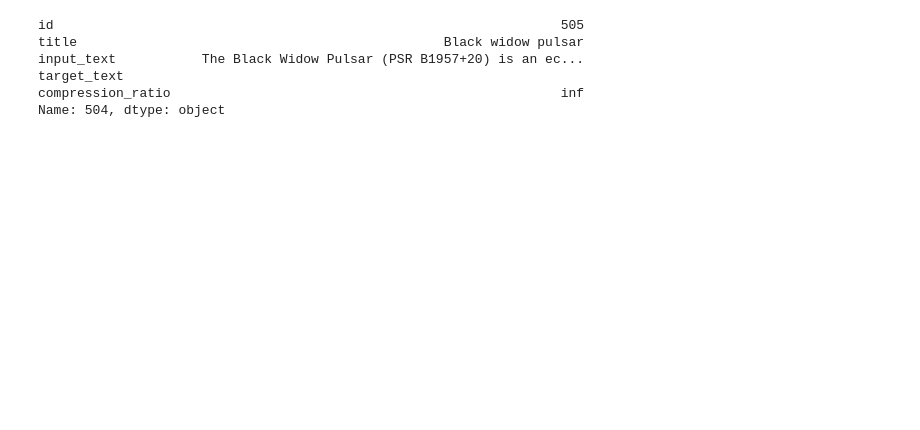
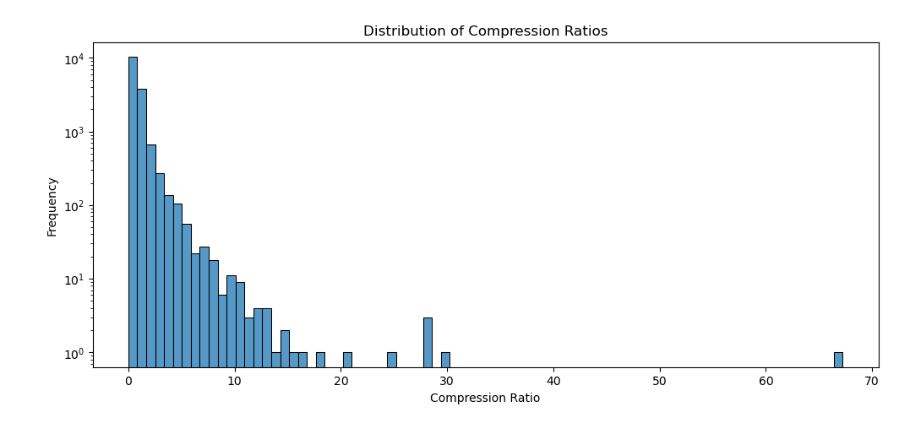
Before and after one commit to amoghshakya/WikiTLDR, a Jupyter notebook: notebooks/eda.ipynb, the cells around one changed output. Cells and saved outputs as stored; diff of their text form; code cells hidden in the pictures; blank space fills up the shorter version.

```diff
--- a/notebooks/eda.ipynb
+++ b/notebooks/eda.ipynb
@@ -30,0 +56,2 @@ memory usage: 43.4+ KB
+# %%
+df.dropna(inplace=True)
@@ -30,0 +84,2 @@ memory usage: 43.4+ KB
+# %%
+df.drop_duplicates(inplace=True)
@@ -30,0 +111,3 @@ memory usage: 43.4+ KB
+# %%
+df["input_text"] = df["input_text"].str.replace(r"\n{2,}", "\n", regex=True)
+df["target_text"] = df["target_text"].str.replace(r"\n{2,}", "\n", regex=True)
@@ -31,5 +124,5 @@ memory usage: 43.4+ KB
 # %%
-df["compression_ratio"] = df["input_text"].str.len() / df["target_text"].str.len()
+df["compression_ratio"] = df["target_text"].str.len() / df["input_text"].str.len()
 # %%
 df["compression_ratio"].describe()
 # %% [output]
@@ -44,12 +137,10 @@ max             inf
 Name: compression_ratio, dtype: float64
-# %%
-import numpy as np
-
-df.loc[np.argmax(df["compression_ratio"])]
-# %% [output]
-id                                                                 505
-title                                               Black widow pulsar
-input_text           The Black Widow Pulsar (PSR B1957+20) is an ec...
-target_text
-compression_ratio                                                  inf
-Name: 504, dtype: object
+# %%
+plt.figure(figsize=(12, 5))
+sns.histplot(df['compression_ratio'], bins=80, log=True)
+plt.xlabel('Compression Ratio')
+plt.ylabel('Frequency')
+plt.title('Distribution of Compression Ratios')
+plt.show()
+# %% [output]
+[figure, added]
```
Also changed, not shown: parts of 32 cells of this notebook, 3 other files.
